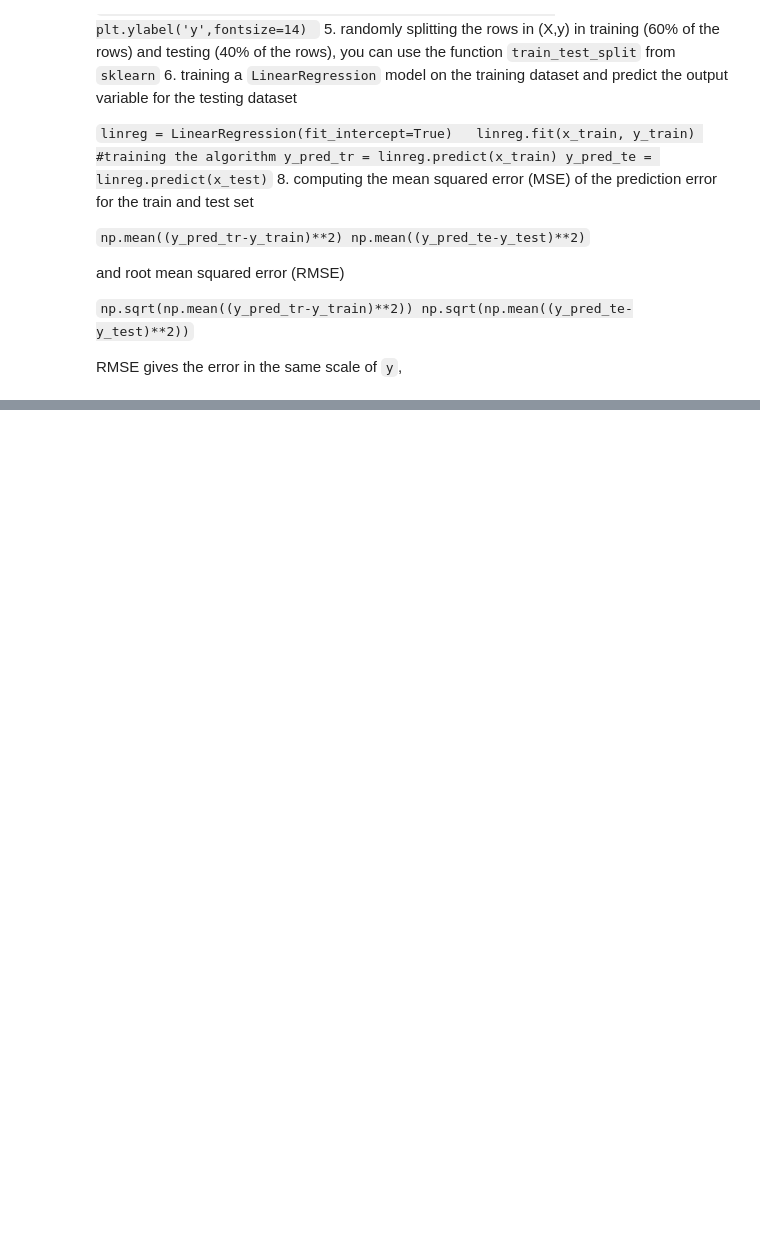
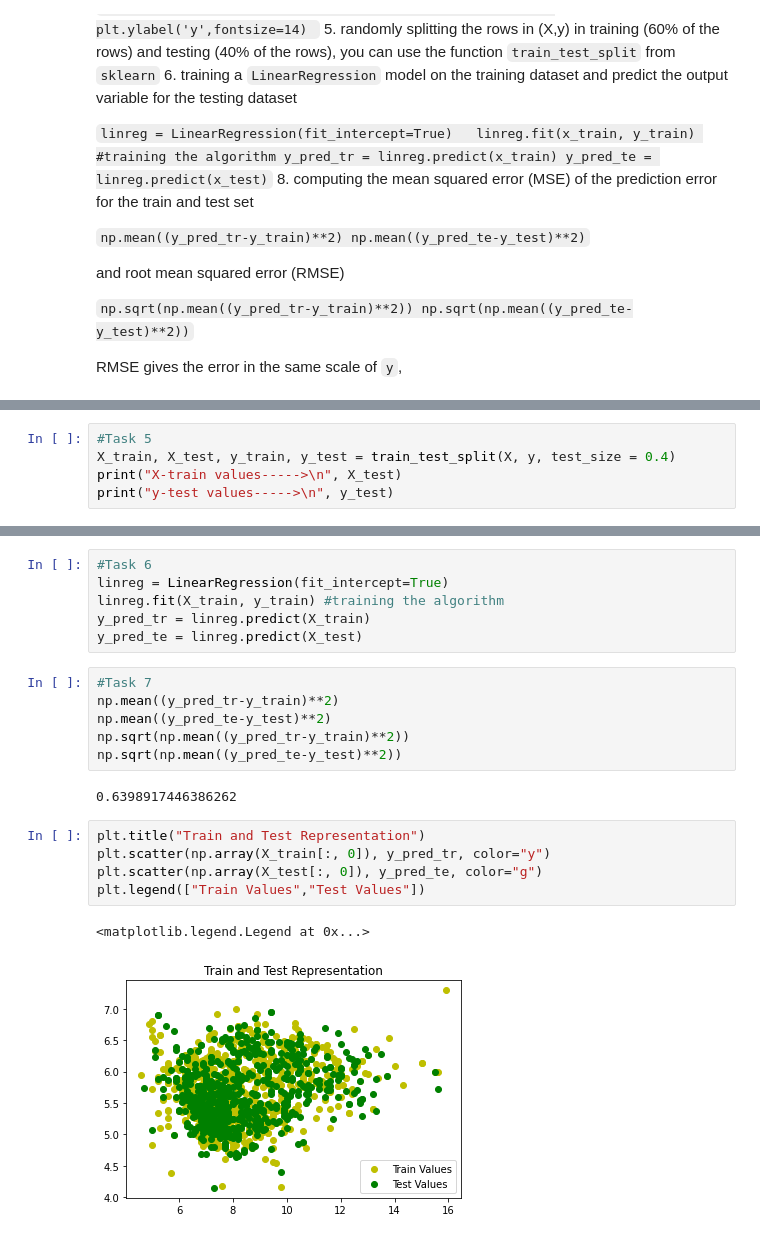
Before and after one commit to ul-masters2020/CS6501-MachineLearning, a Jupyter notebook: Week_4_6/Multiple_linear_regression_predicting_winequality_students.ipynb, the cells around one changed output, grey strips where cells are left out. Saved outputs shown, nothing was run; the diff lists cells and outputs as text; blank space fills up the shorter version.

Commit message:
Mutiple Linear Reg

```diff
--- a/Week_4_6/Multiple_linear_regression_predicting_winequality_students.ipynb
+++ b/Week_4_6/Multiple_linear_regression_predicting_winequality_students.ipynb
@@ -48,0 +104,5 @@ RMSE gives the error in the same scale of `y`,
+# %%
+#Task 5
+X_train, X_test, y_train, y_test = train_test_split(X, y, test_size = 0.4)
+print("X-train values----->\n", X_test)
+print("y-test values----->\n", y_test)
@@ -48,0 +127,22 @@ RMSE gives the error in the same scale of `y`,
+# %%
+#Task 6
+linreg = LinearRegression(fit_intercept=True)
+linreg.fit(X_train, y_train) #training the algorithm
+y_pred_tr = linreg.predict(X_train)
+y_pred_te = linreg.predict(X_test)
+# %%
+#Task 7
+np.mean((y_pred_tr-y_train)**2)
+np.mean((y_pred_te-y_test)**2)
+np.sqrt(np.mean((y_pred_tr-y_train)**2))
+np.sqrt(np.mean((y_pred_te-y_test)**2))
+# %% [output]
+0.6398917446386262
+# %%
+plt.title("Train and Test Representation")
+plt.scatter(np.array(X_train[:, 0]), y_pred_tr, color="y")
+plt.scatter(np.array(X_test[:, 0]), y_pred_te, color="g")
+plt.legend(["Train Values","Test Values"])
+# %% [output]
+<matplotlib.legend.Legend at 0x...>
+[figure, added]
```
Also changed, not shown: parts of 7 cells of this notebook.
